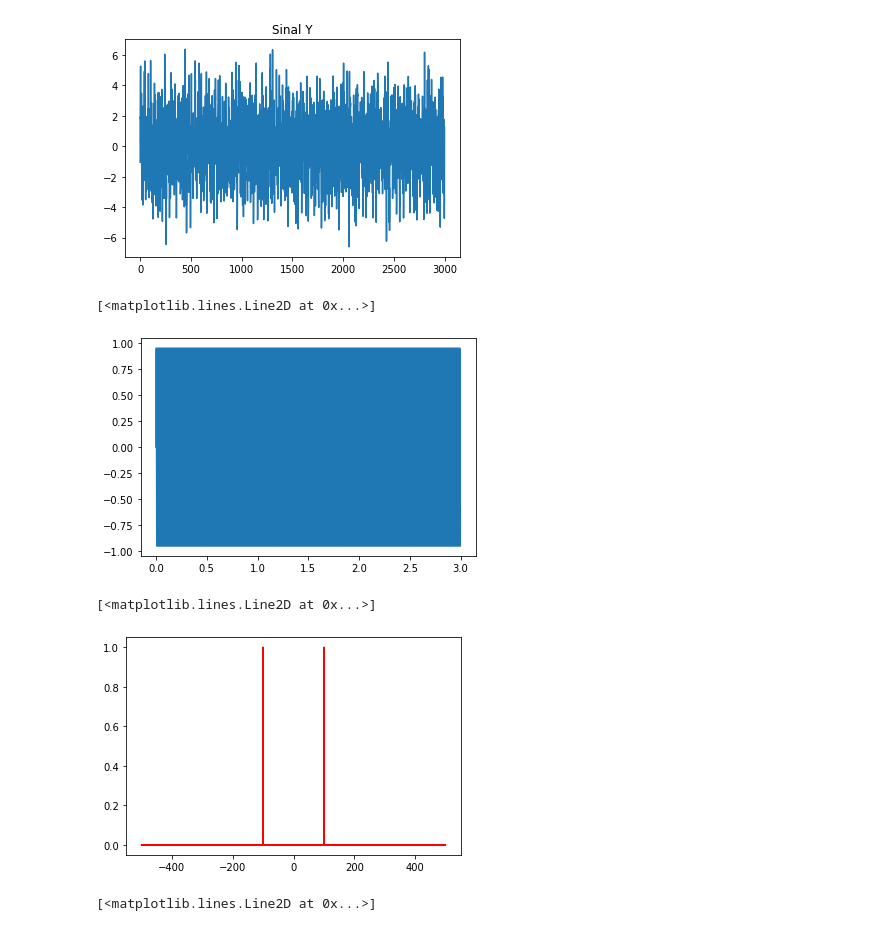
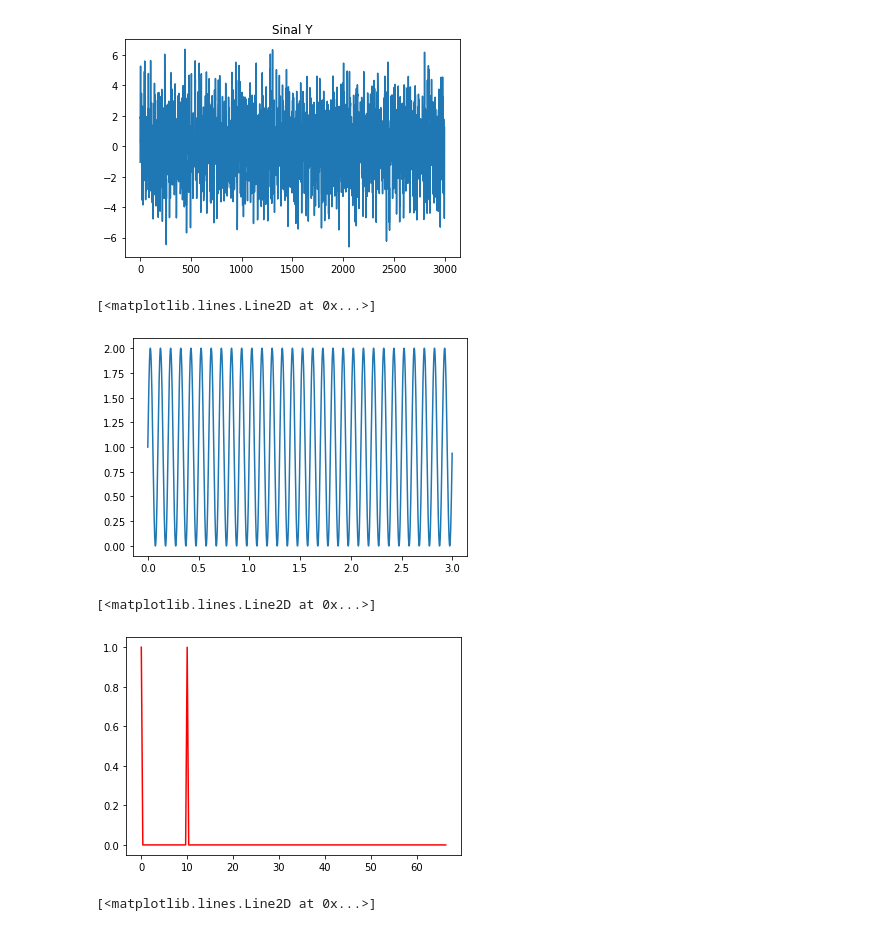
Before and after one commit to JoaoYukio/PCO119, a Jupyter notebook: Atividade 4/Exercicios.ipynb, the cells around one changed output. Cells and saved outputs as stored; diff of their text form; code cells hidden in the pictures.

```diff
--- a/Atividade 4/Exercicios.ipynb
+++ b/Atividade 4/Exercicios.ipynb
@@ -60,27 +60,28 @@ def generate_sine_wave(freq, sample_rate, duration):
     x = np.linspace(0, duration, sample_rate * duration, endpoint=False)
     frequencies = x * freq
     # 2pi because np.sin takes radians
-    y = np.sin((2 * np.pi) * frequencies)
+    y = np.sin((2 * np.pi) * frequencies) + 1
     return x, y
 # %%
-x, y = generate_sine_wave(100, 1000, 3)
+x, y = generate_sine_wave(10, 1000, 3)
 # %%
 plt.plot(x,y)
 # %% [output]
 [<matplotlib.lines.Line2D at 0x...>]
-[figure, old version]
+[figure, new version]
 # %%
 #Sinal X
 Fs = 1000
 N = (Fs * 3)  #Numero de amostras
 
 yf1 = 2*fft(y)/N
 xf1 = fftfreq(N, 1/Fs)
+yf1[0] = yf1[0]/2
 
-plt.plot(xf1, np.abs(yf1), 'r')
+plt.plot(xf1[0:200], np.abs(yf1)[0:200], 'r')
 # %% [output]
 [<matplotlib.lines.Line2D at 0x...>]
-[figure, old version]
+[figure, new version]
 # %%
 #Sinal X
 Fs = 1000
```
Also changed, not shown: parts of 6 cells of this notebook.
